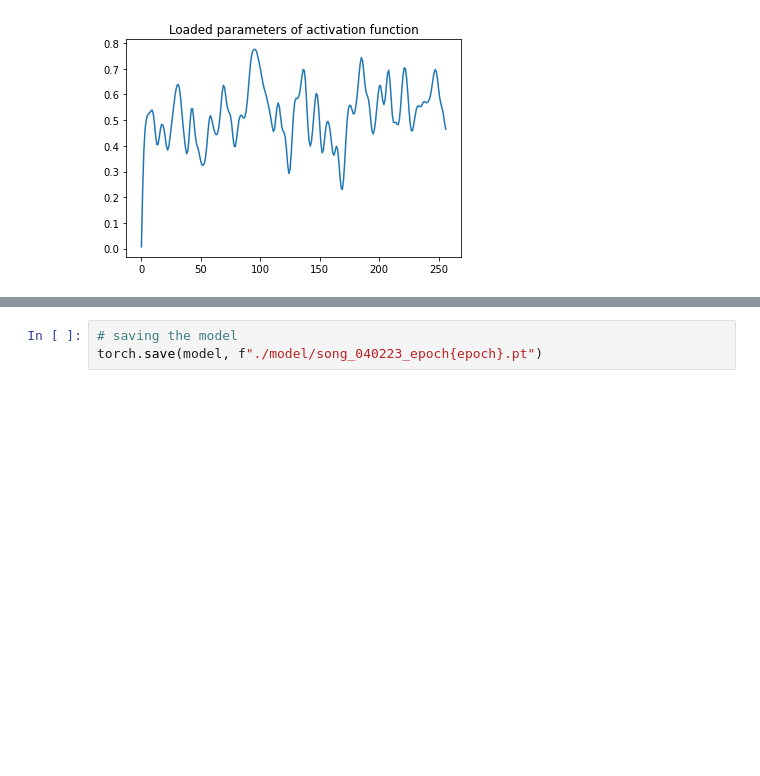
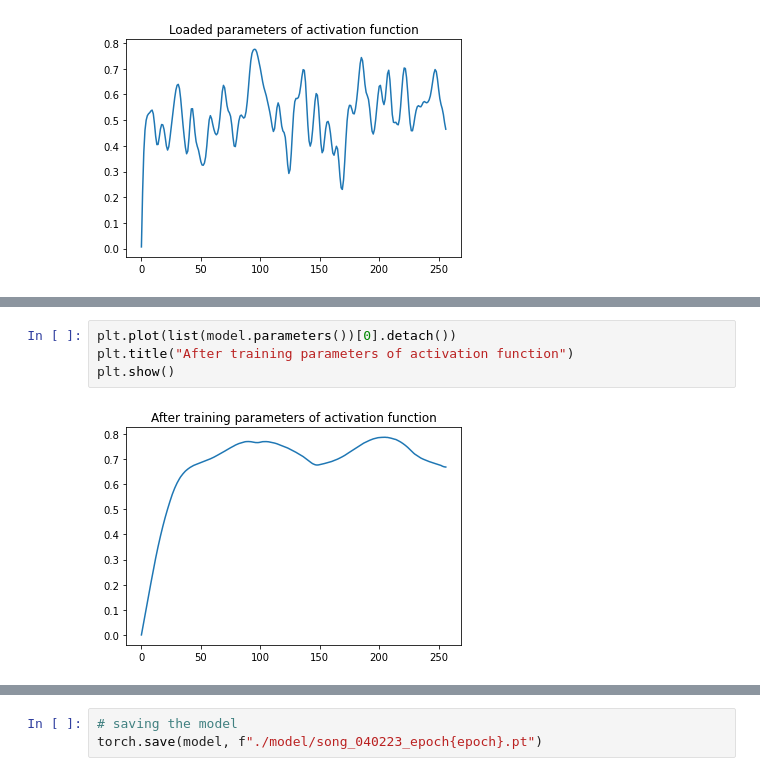
Before and after one commit to fbientrigo/machine-learning-physics, a Jupyter notebook: impl_2_mechanics/3_diffNetv1.ipynb, the cells around one changed output, grey strips where cells are left out. Cells and saved outputs as stored; diff of their text form; blank space fills up the shorter version.

```diff
--- a/impl_2_mechanics/3_diffNetv1.ipynb
+++ b/impl_2_mechanics/3_diffNetv1.ipynb
@@ -293,0 +305,6 @@ L2_loss: tensor(0.4191, grad_fn=<MseLossBackward0>)
+# %%
+plt.plot(list(model.parameters())[0].detach())
+plt.title("After training parameters of activation function")
+plt.show()
+# %% [output]
+[figure, added]
```
Also changed, not shown: parts of 2 cells of this notebook, 6 other files.
